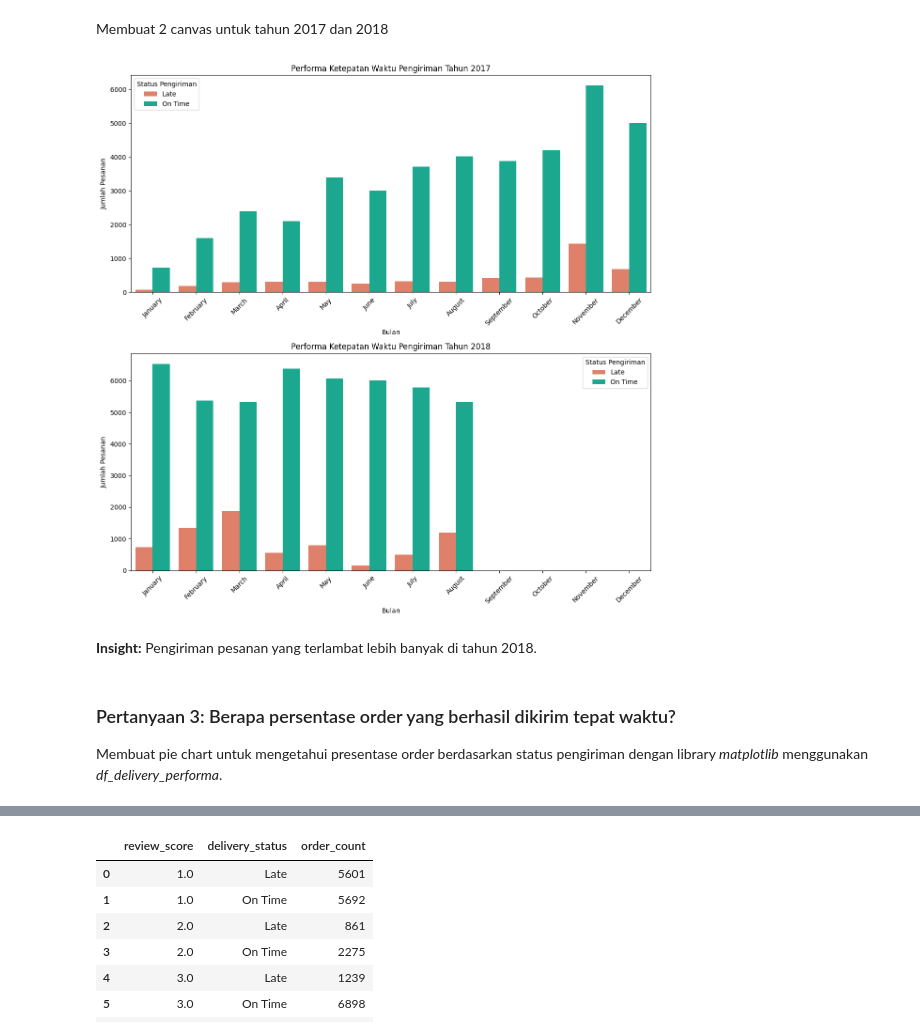
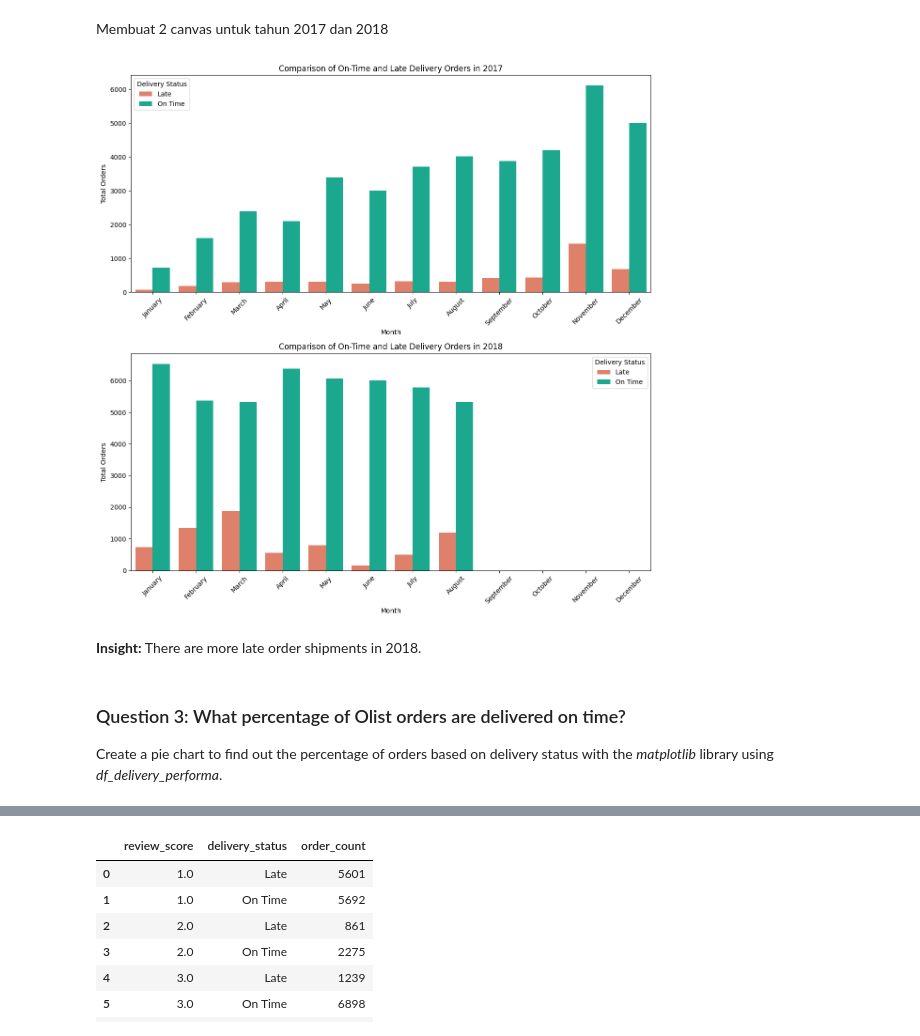
Before and after one commit to naurahhanaf/learn-project, a Jupyter notebook: brazilian-ecommerce-analysis/notebook.ipynb, the cells around one changed output, grey strips where cells are left out. Saved outputs shown, nothing was run; the diff lists cells and outputs as text; code cells hidden in the pictures.

```diff
--- a/brazilian-ecommerce-analysis/notebook.ipynb
+++ b/brazilian-ecommerce-analysis/notebook.ipynb
@@ -307,3 +305,0 @@ df_orders.groupby(by="delivery_status").agg({
-# %%
-df_orders["length_of_delivery_time"] = (df_orders["order_estimated_delivery_date"] - df_orders["order_delivered_customer_date"]).dt.days
-df_orders.head()
@@ -520,30 +507,30 @@ Membuat 2 canvas untuk tahun 2017 dan 2018
 # %%
 plt.figure(figsize=(12, 12))
 
-# Membuat subplot untuk setiap tahun
+# Create subplots for each year
 for year in df_delivery_performa["order_purchase_year"].unique():
-    # membuat dua baris subplot (satu untuk tahun 2017 dan satu untuk tahun 2018)
+    # create two rows of subplots
     plt.subplot(2, 1, year - 2016) # plt.subplot(nrows, ncols, index)
     sns.barplot(data=df_delivery_performa[df_delivery_performa["order_purchase_year"] == year],
                  x="order_purchase_month",
                  y="order_count",
                  hue="delivery_status",
                  palette=["#F27457", "#04BF9D"])
 
-    plt.title(f"Performa Ketepatan Waktu Pengiriman Tahun {year}")
-    plt.xlabel("Bulan")
-    plt.ylabel("Jumlah Pesanan")
+    plt.title(f"Comparison of On-Time and Late Delivery Orders in {year}")
+    plt.xlabel("Month")
+    plt.ylabel("Total Orders")
     plt.xticks(rotation=45)
-    plt.legend(title="Status Pengiriman")
+    plt.legend(title="Delivery Status")
 
 # Adjust layout
 plt.tight_layout()
 plt.show()
 # %% [output]
-[figure, old version]
+[figure, new version]
-# %% [markdown]
-**Insight:** Pengiriman pesanan yang terlambat lebih banyak di tahun 2018.
-# %% [markdown]
-### Pertanyaan 3: Berapa persentase order yang berhasil dikirim tepat waktu?
-Membuat pie chart untuk mengetahui presentase order berdasarkan status pengiriman dengan library *matplotlib* menggunakan *df_delivery_performa*.
+# %% [markdown]
+**Insight:** There are more late order shipments in 2018.
+# %% [markdown]
+### Question 3: What percentage of Olist orders are delivered on time?
+Create a pie chart to find out the percentage of orders based on delivery status with the *matplotlib* library using *df_delivery_performa*.
 # %%
```
Also changed, not shown: parts of 84 cells of this notebook.
